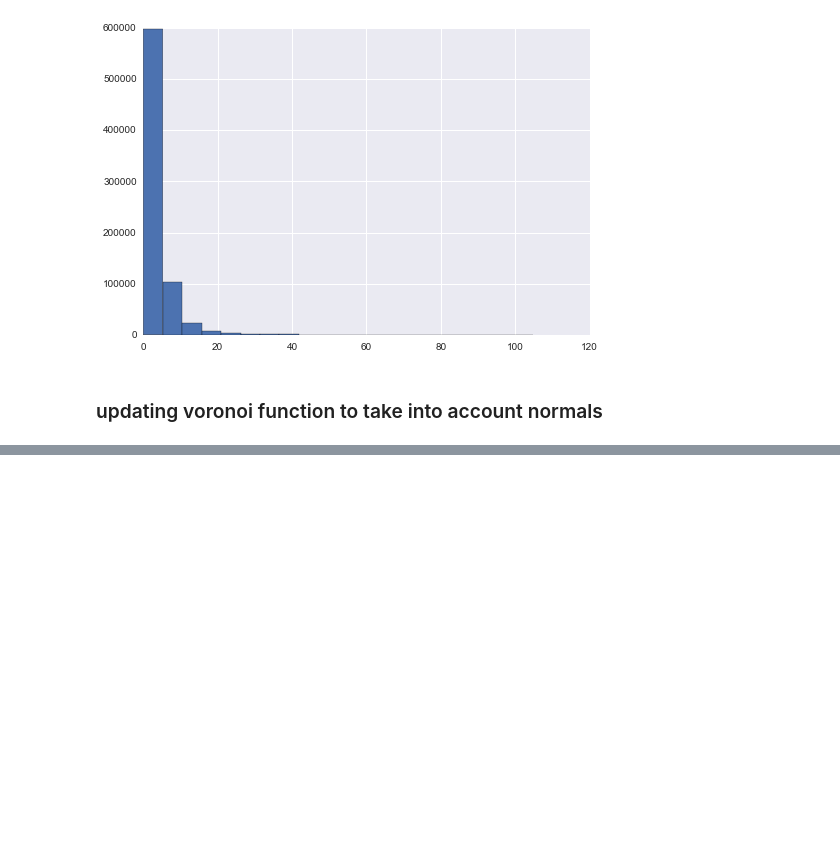
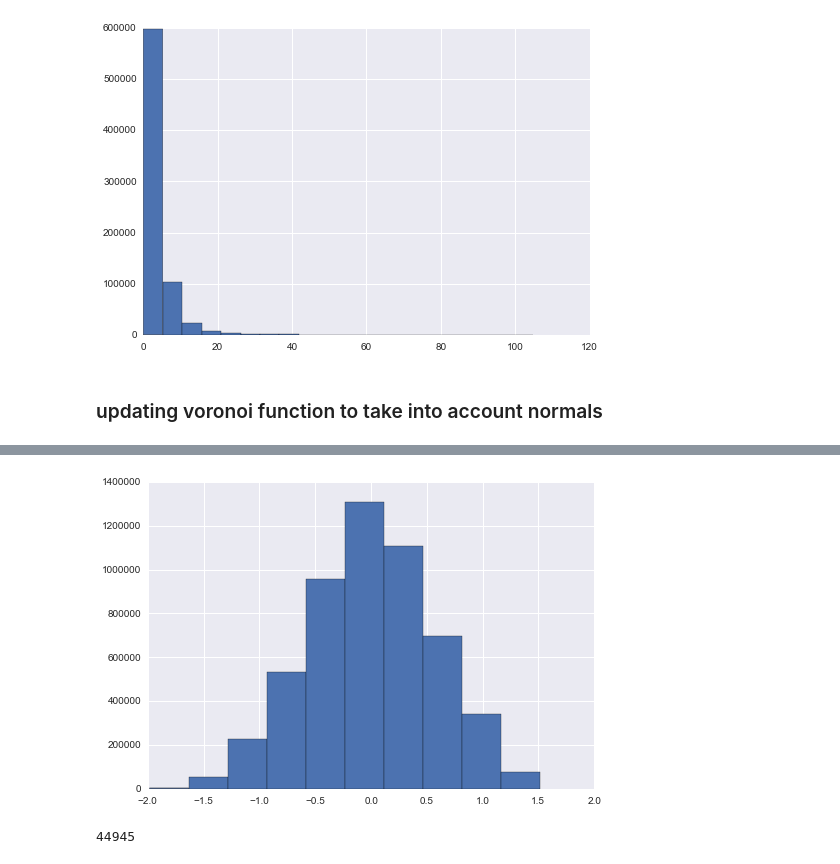
Before and after one commit to juhuntenburg/myelinconnect, a Jupyter notebook: notebooks/comparing_normals.ipynb, the cells around one changed output, grey strips where cells are left out. Drawn from its saved outputs; the diff is of its cells as text; code cells hidden in the pictures; blank space fills up the shorter version.

```diff
--- a/notebooks/comparing_normals.ipynb
+++ b/notebooks/comparing_normals.ipynb
@@ -273,0 +237,4 @@ plt.hist(diff_euclid, bins=20)
+# %%
+plt.hist(scores);
+# %% [output]
+[figure, added]
@@ -273,0 +252,4 @@ plt.hist(diff_euclid, bins=20)
+# %%
+simple_idx
+# %% [output]
+44945
```
Also changed, not shown: parts of 45 cells of this notebook.
